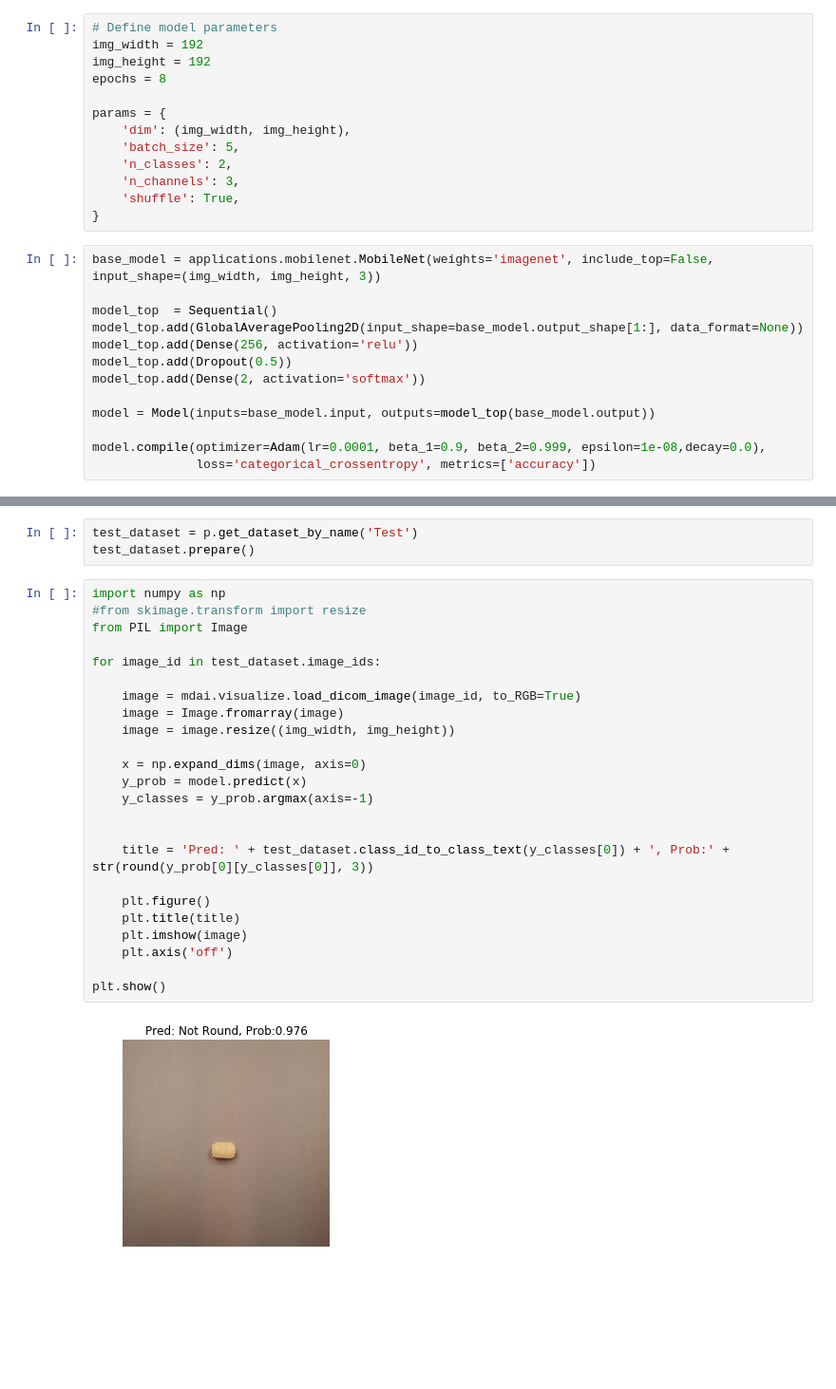
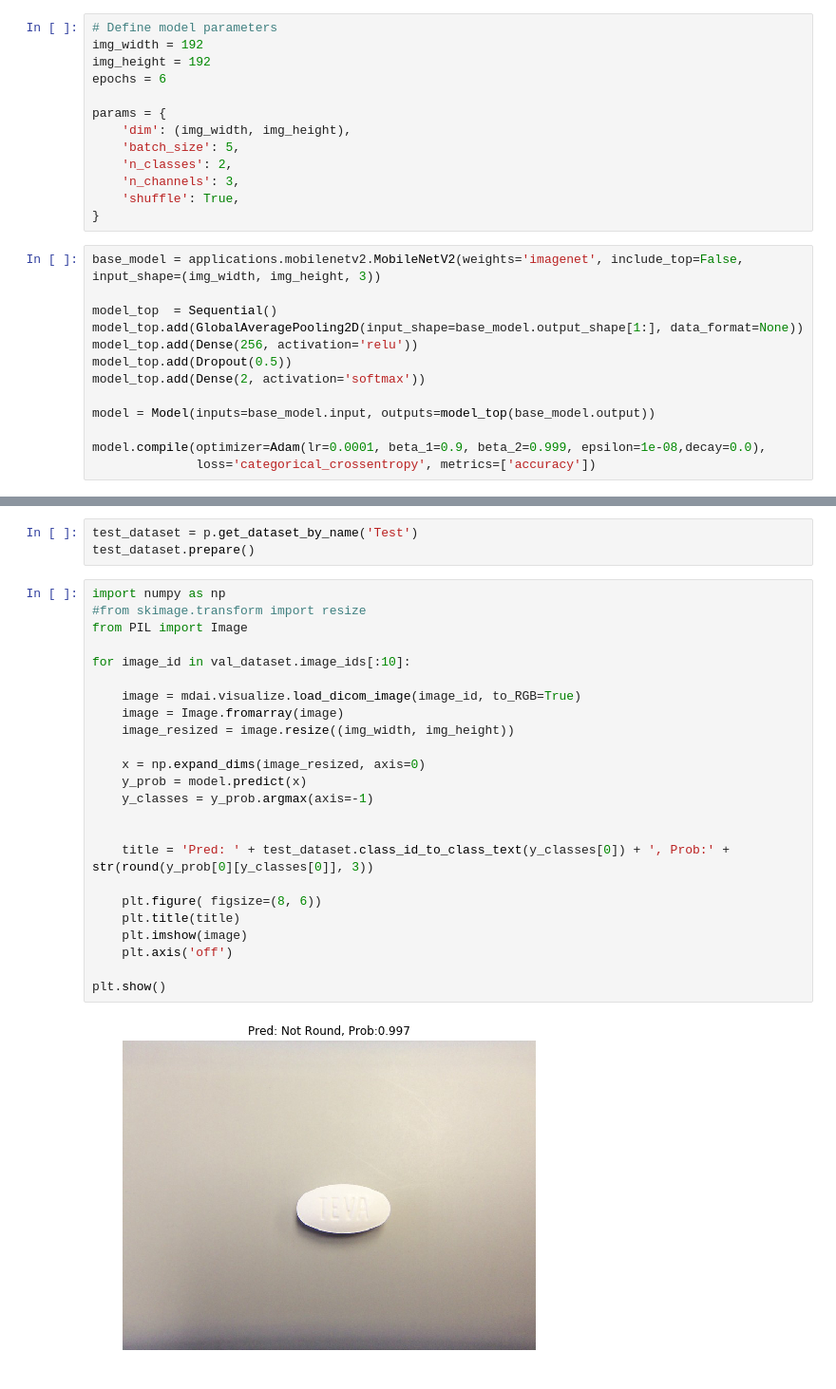
Before and after one commit to mdai/mdai-client-py, a Jupyter notebook: notebooks/hello-world-pill.ipynb, the cells around one changed output, grey strips where cells are left out. Shown at 95% size. Cells and saved outputs as stored; diff of their text form; blank space fills up the shorter version.

Commit message:
use mobilenet v2

```diff
--- a/notebooks/hello-world-pill.ipynb
+++ b/notebooks/hello-world-pill.ipynb
@@ -118,7 +118,7 @@ Using TensorFlow backend.
 # Define model parameters
 img_width = 192
 img_height = 192
-epochs = 8
+epochs = 6
 
 params = {
     'dim': (img_width, img_height),
@@ -128,7 +128,7 @@ params = {
     'shuffle': True,
 }
 # %%
-base_model = applications.mobilenet.MobileNet(weights='imagenet', include_top=False, input_shape=(img_width, img_height, 3))
+base_model = applications.mobilenetv2.MobileNetV2(weights='imagenet', include_top=False, input_shape=(img_width, img_height, 3))
 
 model_top  = Sequential()
 model_top.add(GlobalAveragePooling2D(input_shape=base_model.output_shape[1:], data_format=None))
@@ -208,26 +204,26 @@ test_dataset.prepare()
 # %%
 import numpy as np
 #from skimage.transform import resize
 from PIL import Image
 
-for image_id in test_dataset.image_ids:
+for image_id in val_dataset.image_ids[:10]:
 
     image = mdai.visualize.load_dicom_image(image_id, to_RGB=True)
     image = Image.fromarray(image)
-    image = image.resize((img_width, img_height))
+    image_resized = image.resize((img_width, img_height))
 
-    x = np.expand_dims(image, axis=0)
+    x = np.expand_dims(image_resized, axis=0)
     y_prob = model.predict(x)
     y_classes = y_prob.argmax(axis=-1)
 
 
     title = 'Pred: ' + test_dataset.class_id_to_class_text(y_classes[0]) + ', Prob:' + str(round(y_prob[0][y_classes[0]], 3))
 
-    plt.figure()
+    plt.figure( figsize=(8, 6))
     plt.title(title)
     plt.imshow(image)
     plt.axis('off')
 
 plt.show()
 # %% [output]
-[figure, old version]
+[figure, new version]
```
Also changed, not shown: parts of 6 cells of this notebook.
